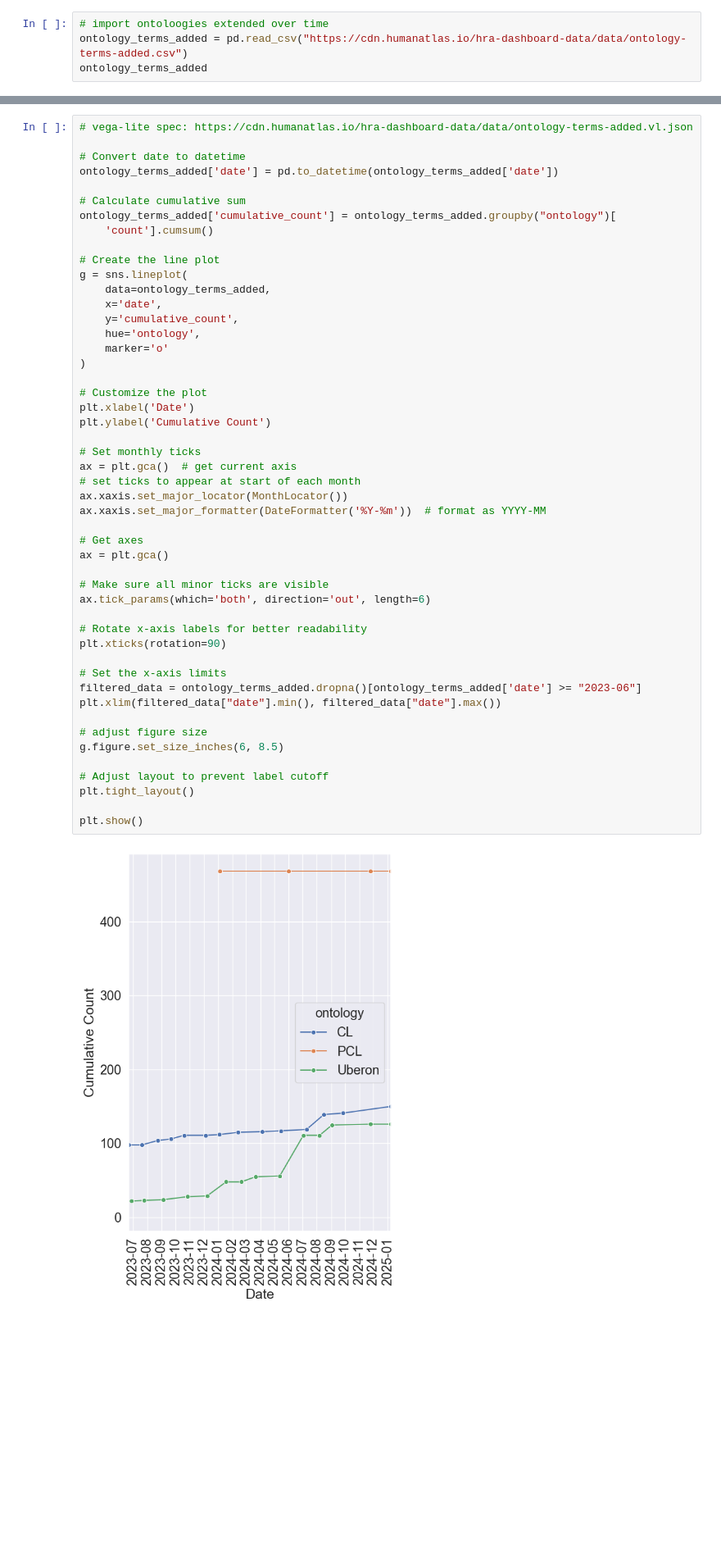
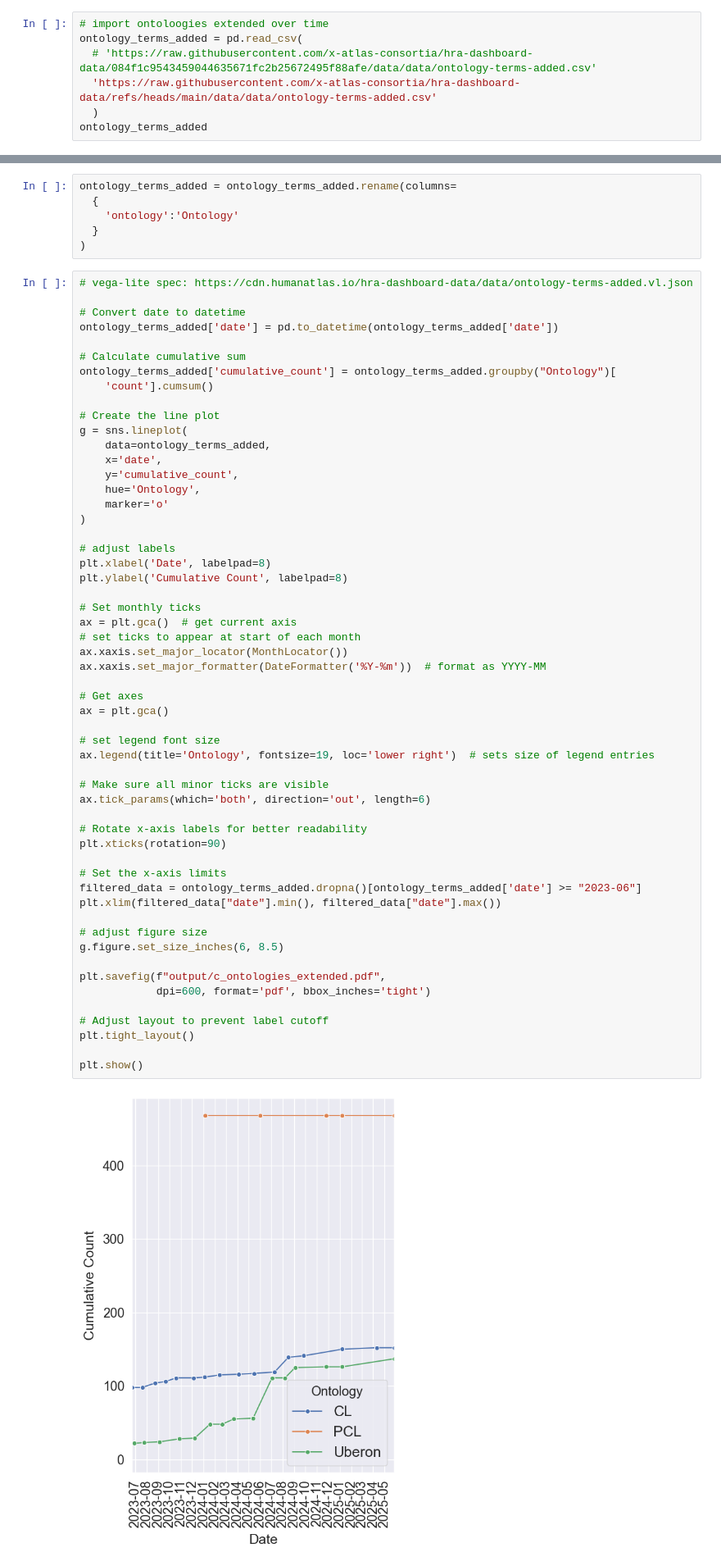
Before and after one commit to cns-iu/hra-kg-supporting-information, a Jupyter notebook: notebooks/hra-kg-technical-validation.ipynb, the cells around one changed output, grey strips where cells are left out. Shown at 82% size. Drawn from its saved outputs; the diff is of its cells as text; blank space fills up the shorter version.

```diff
--- a/notebooks/hra-kg-technical-validation.ipynb
+++ b/notebooks/hra-kg-technical-validation.ipynb
@@ -292,7 +343,10 @@ plt.show()
 ## (3) Ontology terms added over time
 # %%
 # import ontoloogies extended over time
-ontology_terms_added = pd.read_csv("https://cdn.humanatlas.io/hra-dashboard-data/data/ontology-terms-added.csv")
+ontology_terms_added = pd.read_csv(
+  # 'https://raw.githubusercontent.com/x-atlas-consortia/hra-dashboard-data/084f1c9543459044635671fc2b25672495f88afe/data/data/ontology-terms-added.csv'
+  'https://raw.githubusercontent.com/x-atlas-consortia/hra-dashboard-data/refs/heads/main/data/data/ontology-terms-added.csv'
+  )
 ontology_terms_added
 # %% [output]
 |  | date | count | ontology |
@@ -315,3 +369,9 @@ ontology_terms_added
+# %%
+ontology_terms_added = ontology_terms_added.rename(columns=
+  {
+    'ontology':'Ontology'
+  }
+)
 # %%
 # vega-lite spec: https://cdn.humanatlas.io/hra-dashboard-data/data/ontology-terms-added.vl.json
 
@@ -319,7 +379,7 @@ ontology_terms_added
 ontology_terms_added['date'] = pd.to_datetime(ontology_terms_added['date'])
 
 # Calculate cumulative sum
-ontology_terms_added['cumulative_count'] = ontology_terms_added.groupby("ontology")[
+ontology_terms_added['cumulative_count'] = ontology_terms_added.groupby("Ontology")[
     'count'].cumsum()
 
 # Create the line plot
@@ -327,42 +387,48 @@ g = sns.lineplot(
     data=ontology_terms_added,
     x='date',
     y='cumulative_count',
-    hue='ontology',
+    hue='Ontology',
     marker='o'
 )
 
-# Customize the plot
-plt.xlabel('Date')
-plt.ylabel('Cumulative Count')
+# adjust labels
+plt.xlabel('Date', labelpad=8)
+plt.ylabel('Cumulative Count', labelpad=8)
 
 # Set monthly ticks
 ax = plt.gca()  # get current axis
 # set ticks to appear at start of each month
 ax.xaxis.set_major_locator(MonthLocator())
 ax.xaxis.set_major_formatter(DateFormatter('%Y-%m'))  # format as YYYY-MM
 
 # Get axes
 ax = plt.gca()
+
+# set legend font size
+ax.legend(title='Ontology', fontsize=19, loc='lower right')  # sets size of legend entries
 
 # Make sure all minor ticks are visible
 ax.tick_params(which='both', direction='out', length=6)
 
 # Rotate x-axis labels for better readability
 plt.xticks(rotation=90)
 
 # Set the x-axis limits
 filtered_data = ontology_terms_added.dropna()[ontology_terms_added['date'] >= "2023-06"]
 plt.xlim(filtered_data["date"].min(), filtered_data["date"].max())
 
 # adjust figure size
 g.figure.set_size_inches(6, 8.5)
 
+plt.savefig(f"output/c_ontologies_extended.pdf",
+            dpi=600, format='pdf', bbox_inches='tight')
+
 # Adjust layout to prevent label cutoff
 plt.tight_layout()
 
 plt.show()
 # %% [output]
-[figure, old version]
+[figure, new version]
 # %% [markdown]
 ## (4) Terms linked to ontologies over time
 # %% [markdown]
```
Also changed, not shown: parts of 23 cells of this notebook, 4 other files.
